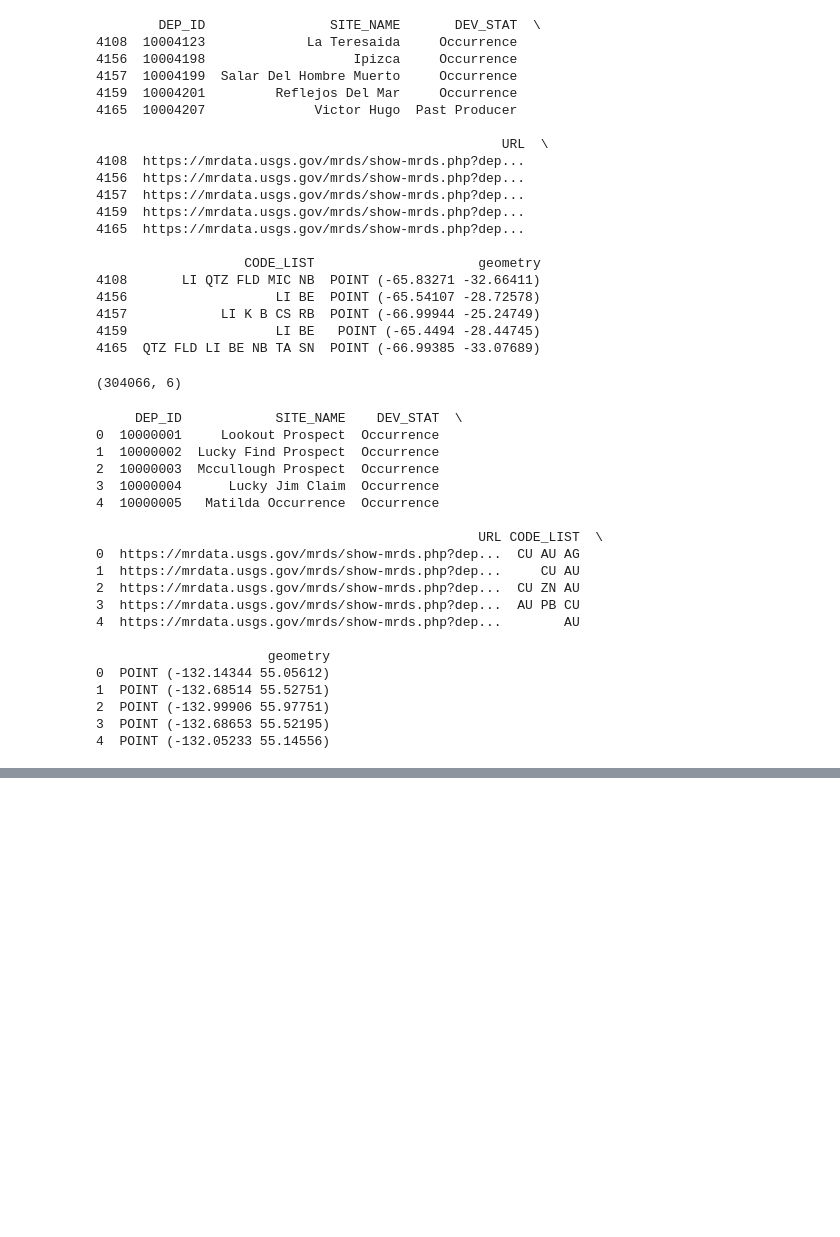
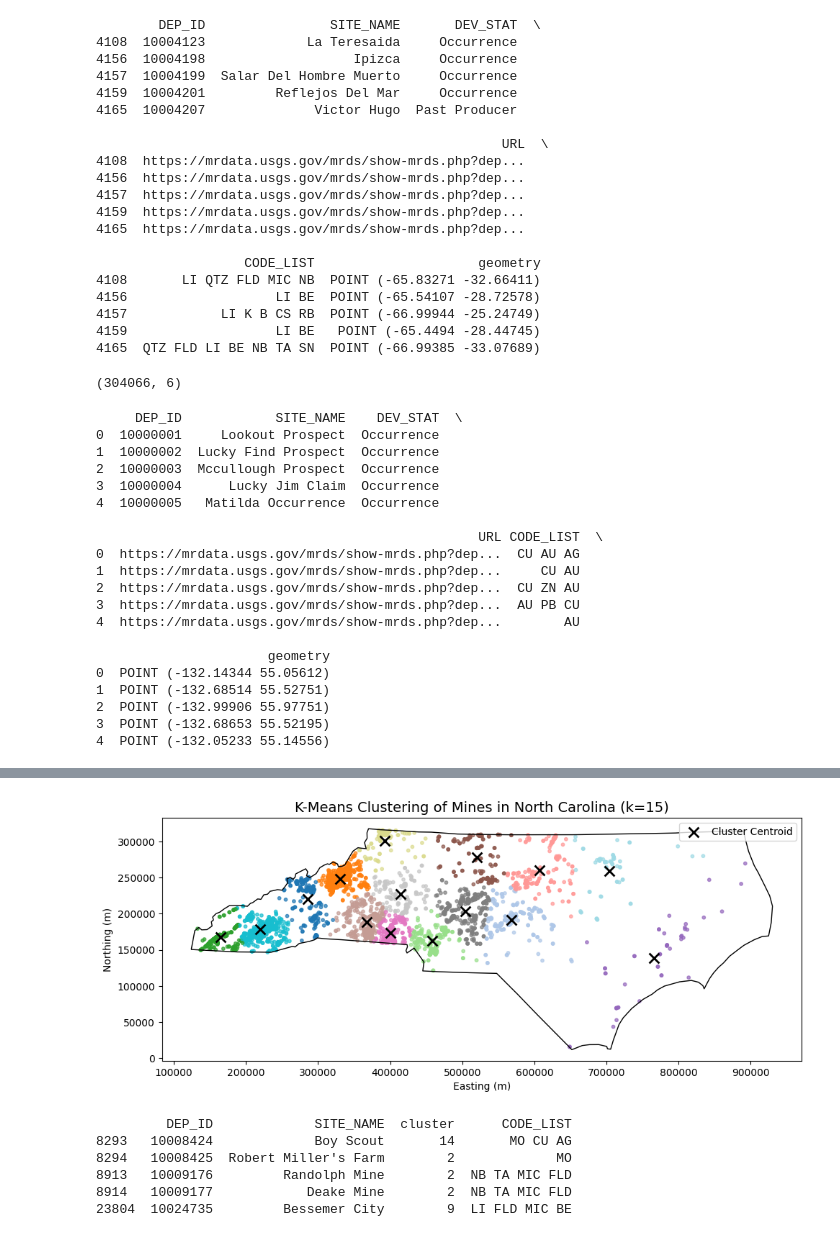
Before and after one commit to bradleybowen/mineral_indicators_lithium, a Jupyter notebook: Distance-Formulas.ipynb, the cells around one changed output, grey strips where cells are left out. Cells and saved outputs as stored; diff of their text form; code cells hidden in the pictures; blank space fills up the shorter version.

```diff
--- a/Distance-Formulas.ipynb
+++ b/Distance-Formulas.ipynb
@@ -216,0 +291,60 @@ print(
+# %%
+import geopandas as gpd
+import matplotlib.pyplot as plt
+from sklearn.cluster import KMeans
+
+# --- STEP 1: Prepare GeoDataFrame ---
+gdf = minerals_nc_projected.copy()
+gdf['x'] = gdf.geometry.x
+gdf['y'] = gdf.geometry.y
+
+# --- STEP 2: Run K-Means clustering ---
+k = 15  # number of clusters
+coords = gdf[['x', 'y']].values
+kmeans = KMeans(n_clusters=k, random_state=0, n_init=10)
+gdf['cluster'] = kmeans.fit_predict(coords)
+
+# --- STEP 3: Load strict North Carolina boundary ---
+nc_url = "https://www2.census.gov/geo/tiger/GENZ2022/shp/cb_2022_us_state_20m.zip"
+us_states = gpd.read_file(nc_url)
+nc = us_states[us_states['NAME'] == "North Carolina"].to_crs(gdf.crs)
+
+# --- STEP 4: Plot NC basemap + clusters + centroids ---
+fig, ax = plt.subplots(figsize=(10, 8))
+
+# Plot NC outline
+nc.boundary.plot(ax=ax, color='black', linewidth=1)
+
+# Plot mines by cluster (no legend)
+gdf.plot(ax=ax, column='cluster', cmap='tab20',
+         markersize=10, alpha=0.7, legend=False)
+
+# Add cluster centroids (in projected coordinates, same CRS)
+centers = kmeans.cluster_centers_
+plt.scatter(centers[:, 0], centers[:, 1],
+            marker='x', s=100, c='black', linewidths=2,
+            label='Cluster Centroid')
+
+# Optional: add a legend just for the centroids (not clusters)
+plt.legend()
+
+ax.set_title(f"K-Means Clustering of Mines in North Carolina (k={k})", fontsize=14)
+ax.set_xlabel("Easting (m)")
+ax.set_ylabel("Northing (m)")
+plt.tight_layout()
+plt.show()
+# %% [output]
+[figure, added]
+# %%
+# --- Add cluster assignments back into the original dataset ---
+minerals_nc_projected['cluster'] = gdf['cluster'].values
+
+# --- (Optional) show a few columns to verify ---
+print(minerals_nc_projected[['DEP_ID', 'SITE_NAME', 'cluster', 'CODE_LIST']].head())
+# %% [output]
+         DEP_ID             SITE_NAME  cluster      CODE_LIST
+8293   10008424             Boy Scout       14       MO CU AG
+8294   10008425  Robert Miller's Farm        2             MO
+8913   10009176         Randolph Mine        2  NB TA MIC FLD
+8914   10009177            Deake Mine        2  NB TA MIC FLD
+23804  10024735         Bessemer City        9  LI FLD MIC BE
```
Also changed, not shown: parts of 9 cells of this notebook.
